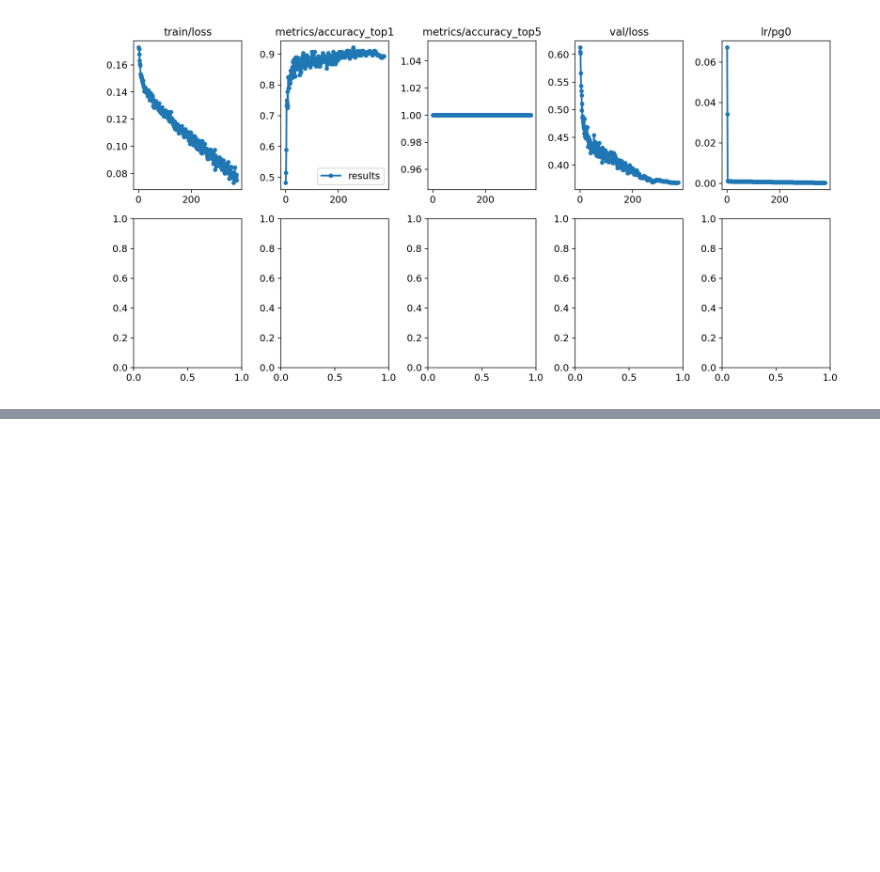
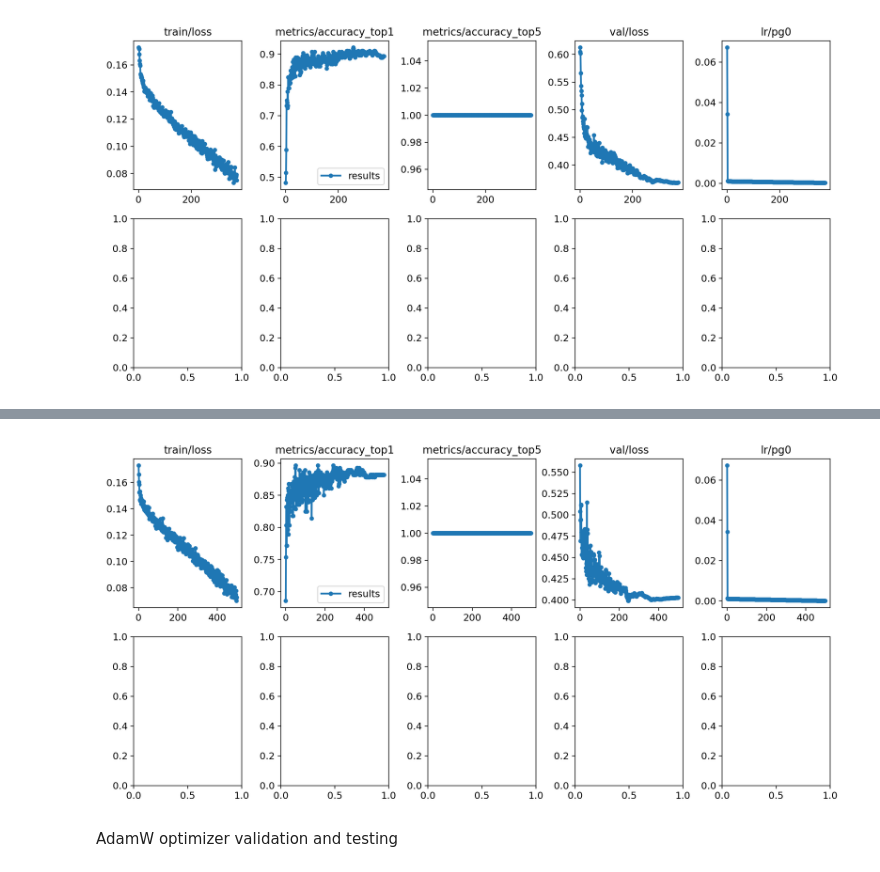
Before and after one commit to shumshersubashgautam/Yolo_Classification_Autism, a Jupyter notebook: Autism_Validation_testing_yolov8_graph.ipynb, the cells around one changed output, grey strips where cells are left out. Saved outputs shown, nothing was run; the diff lists cells and outputs as text; code cells hidden in the pictures; blank space fills up the shorter version.

```diff
--- a/Autism_Validation_testing_yolov8_graph.ipynb
+++ b/Autism_Validation_testing_yolov8_graph.ipynb
@@ -635,0 +1112,7 @@ Image(filename=f'/content/ultralytics/Optimizers/SGD-375/results.png', height=80
+# %%
+from IPython.display import display, Image
+Image(filename=f'/content/ultralytics/optimizeRA/Adam/results.png', height=800)
+# %% [output]
+[figure, added]
+# %% [markdown]
+AdamW optimizer validation and testing
```
Also changed, not shown: parts of 20 cells of this notebook.
